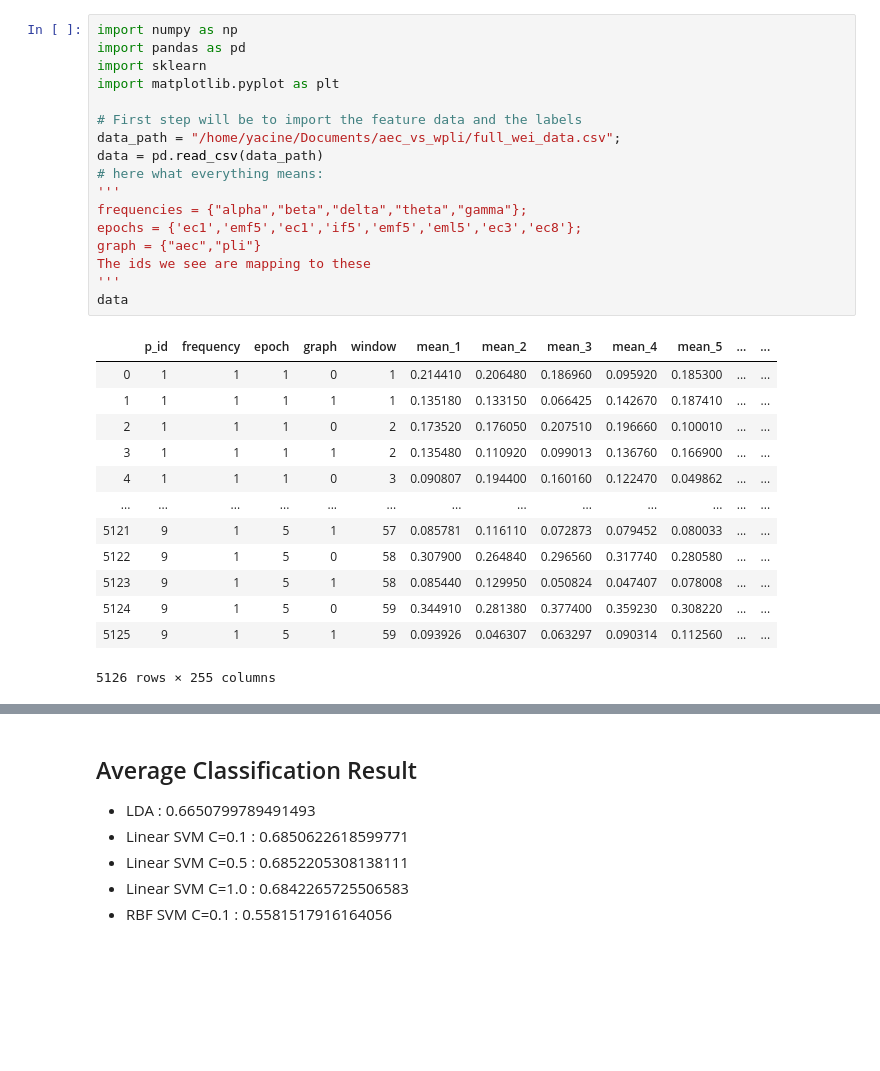
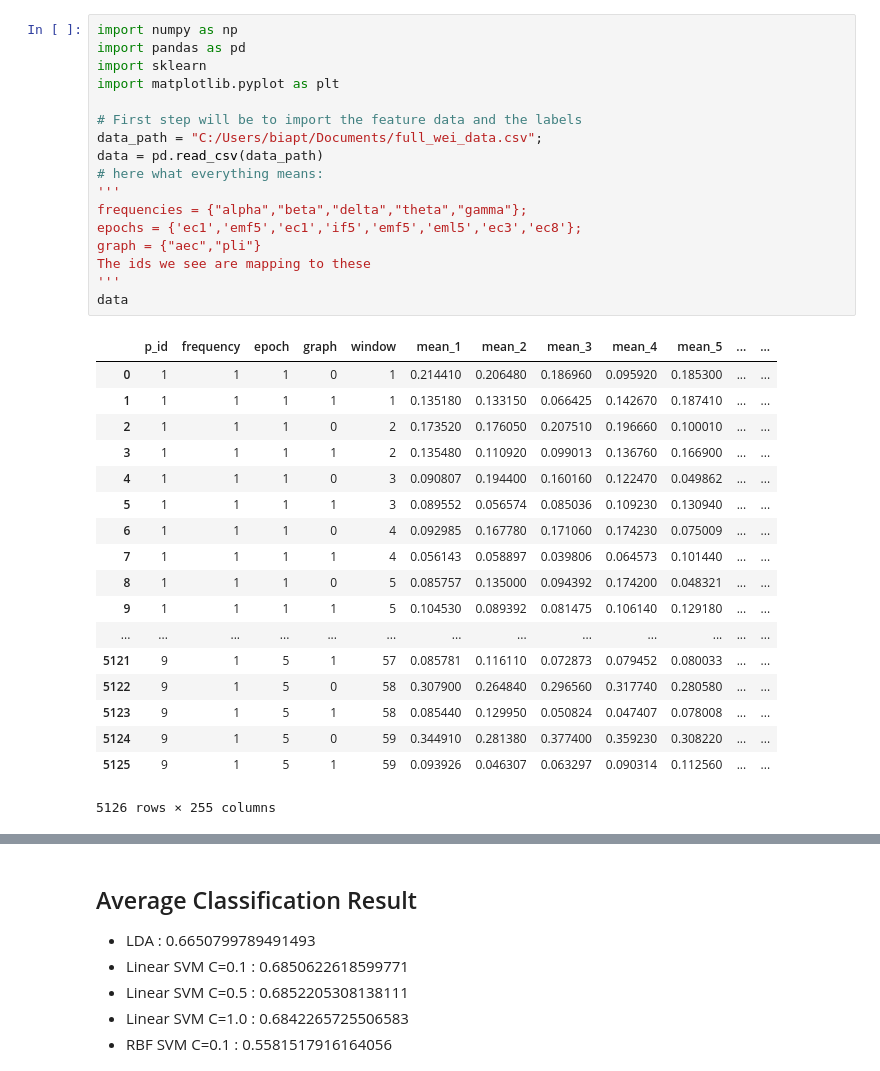
Before and after one commit to BIAPT/Scripts, a Jupyter notebook: Amplitude and Phase Based Graph of Consciousness/experiments/experiment_5_generate_stats.ipynb, the cells around one changed output, grey strips where cells are left out. Drawn from its saved outputs; the diff is of its cells as text; blank space fills up the shorter version.

```diff
--- a/Amplitude and Phase Based Graph of Consciousness/experiments/experiment_5_generate_stats.ipynb
+++ b/Amplitude and Phase Based Graph of Consciousness/experiments/experiment_5_generate_stats.ipynb
@@ -1,27 +1,32 @@
 # %%
 import numpy as np
 import pandas as pd
 import sklearn
 import matplotlib.pyplot as plt
 
 # First step will be to import the feature data and the labels
-data_path = "/home/yacine/Documents/aec_vs_wpli/full_wei_data.csv";
+data_path = "C:/Users/biapt/Documents/full_wei_data.csv";
 data = pd.read_csv(data_path)
 # here what everything means:
 '''
 frequencies = {"alpha","beta","delta","theta","gamma"};
 epochs = {'ec1','emf5','ec1','if5','emf5','eml5','ec3','ec8'};
 graph = {"aec","pli"}
 The ids we see are mapping to these
 '''
 data
 # %% [output]
 |  | p_id | frequency | epoch | graph | window | mean_1 | mean_2 | mean_3 | mean_4 | mean_5 | ... | ... |
 | 0 | 1 | 1 | 1 | 0 | 1 | 0.214410 | 0.206480 | 0.186960 | 0.095920 | 0.185300 | ... | ... |
 | 1 | 1 | 1 | 1 | 1 | 1 | 0.135180 | 0.133150 | 0.066425 | 0.142670 | 0.187410 | ... | ... |
 | 2 | 1 | 1 | 1 | 0 | 2 | 0.173520 | 0.176050 | 0.207510 | 0.196660 | 0.100010 | ... | ... |
 | 3 | 1 | 1 | 1 | 1 | 2 | 0.135480 | 0.110920 | 0.099013 | 0.136760 | 0.166900 | ... | ... |
 | 4 | 1 | 1 | 1 | 0 | 3 | 0.090807 | 0.194400 | 0.160160 | 0.122470 | 0.049862 | ... | ... |
+| 5 | 1 | 1 | 1 | 1 | 3 | 0.089552 | 0.056574 | 0.085036 | 0.109230 | 0.130940 | ... | ... |
+| 6 | 1 | 1 | 1 | 0 | 4 | 0.092985 | 0.167780 | 0.171060 | 0.174230 | 0.075009 | ... | ... |
+| 7 | 1 | 1 | 1 | 1 | 4 | 0.056143 | 0.058897 | 0.039806 | 0.064573 | 0.101440 | ... | ... |
+| 8 | 1 | 1 | 1 | 0 | 5 | 0.085757 | 0.135000 | 0.094392 | 0.174200 | 0.048321 | ... | ... |
+| 9 | 1 | 1 | 1 | 1 | 5 | 0.104530 | 0.089392 | 0.081475 | 0.106140 | 0.129180 | ... | ... |
 | ... | ... | ... | ... | ... | ... | ... | ... | ... | ... | ... | ... | ... |
 | 5121 | 9 | 1 | 5 | 1 | 57 | 0.085781 | 0.116110 | 0.072873 | 0.079452 | 0.080033 | ... | ... |
 | 5122 | 9 | 1 | 5 | 0 | 58 | 0.307900 | 0.264840 | 0.296560 | 0.317740 | 0.280580 | ... | ... |
```
Also changed, not shown: parts of 4 cells of this notebook, 25 other files.
